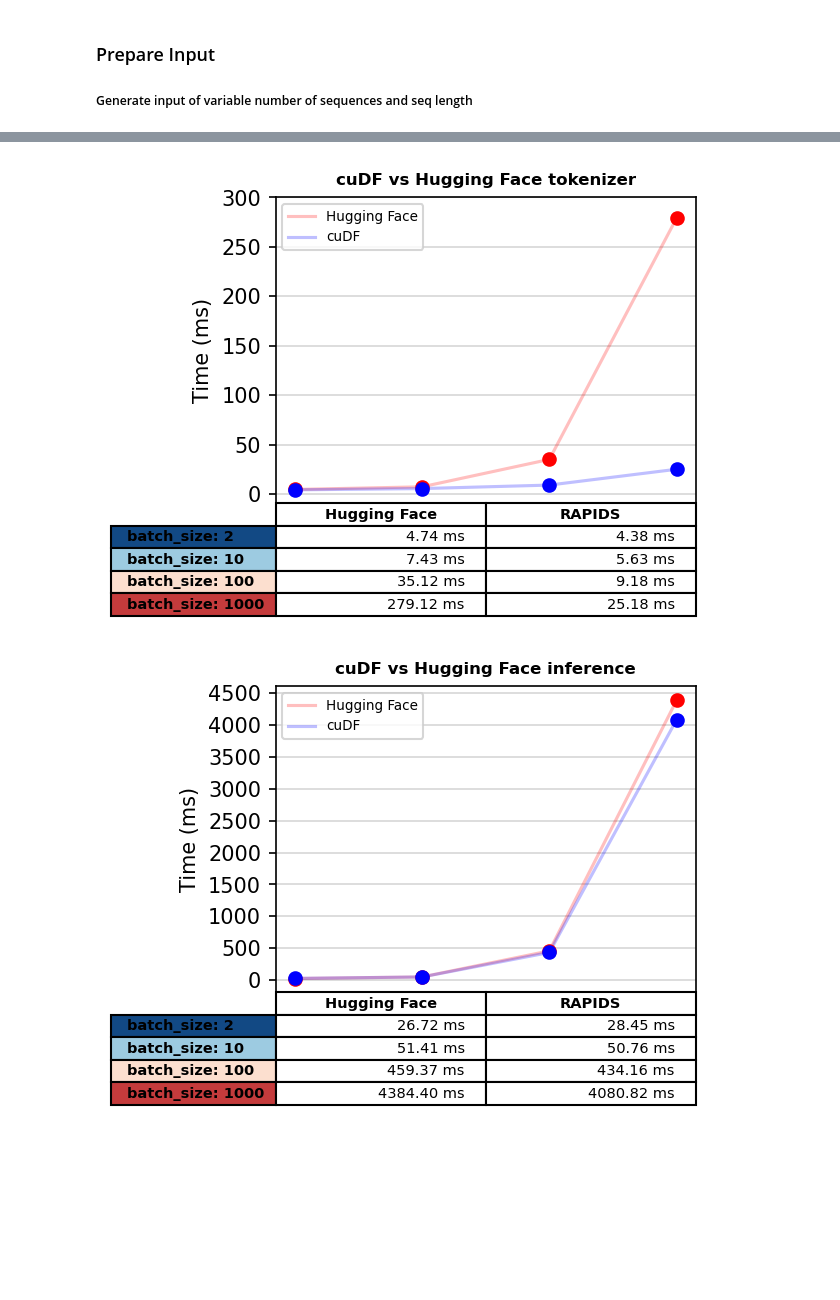
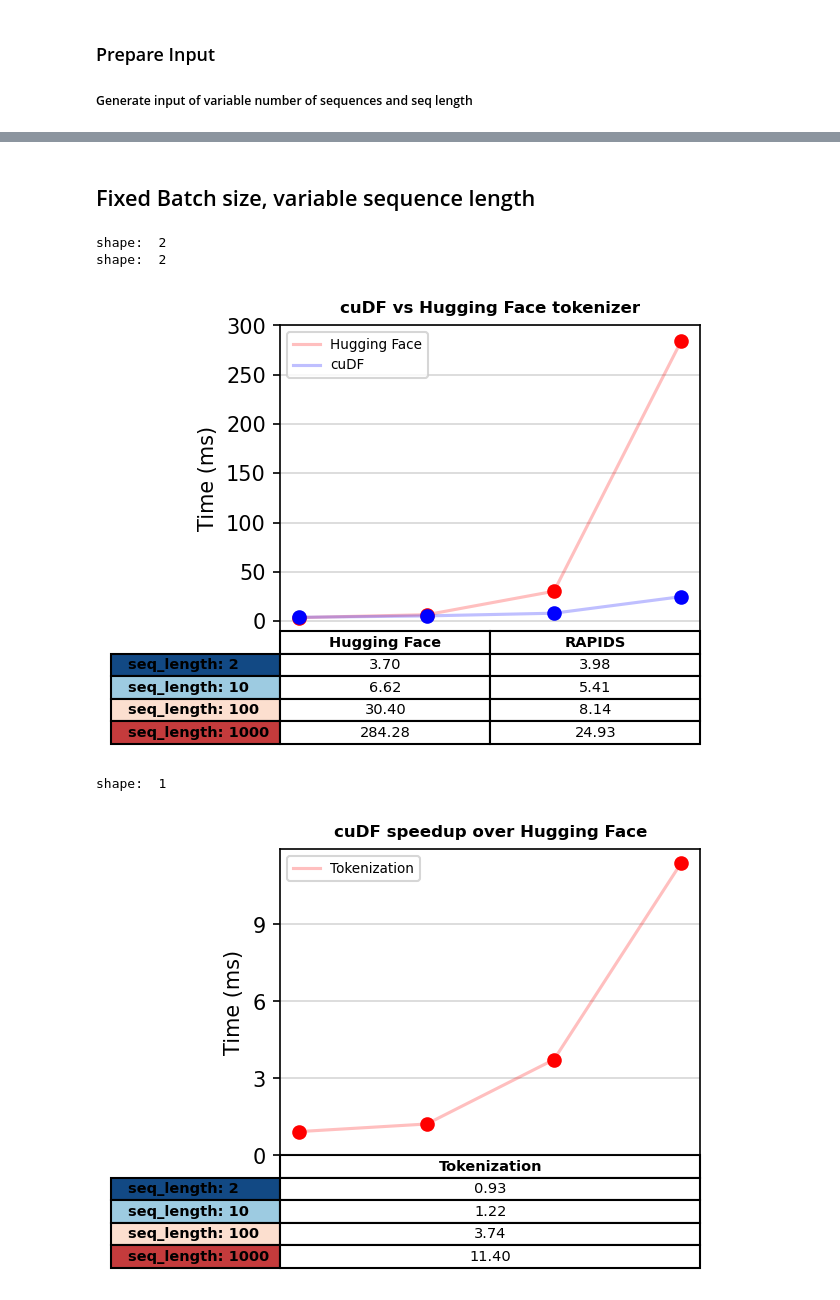
Before and after one commit to ertkonuk/rapids-examples, a Jupyter notebook: rapids_triton_example/triton_client_benchmarks.ipynb, the cells around one changed output, grey strips where cells are left out. Drawn from its saved outputs; the diff is of its cells as text; code cells hidden in the pictures; blank space fills up the shorter version.

Commit message:
variable seq length benchmark

```diff
--- a/rapids_triton_example/triton_client_benchmarks.ipynb
+++ b/rapids_triton_example/triton_client_benchmarks.ipynb
@@ -166,8 +166,3 @@ def prepare_input(sentence='This product is great', lenfac=100, num_seq=100):
     log_ls = [l.encode('utf-8') for l in log_ls]
 
     return np.array(log_ls).reshape(1,len(log_ls))
-# %%
-log_ar = prepare_input(sentence='This product is great', lenfac=1, num_seq=10)
-
-output = send_preprocess_request(log_ar.squeeze(), model_name="rapids_tokenizer")
-send_inference_request(log_ar, model_name="end_to_end_pytorch_rapids")
@@ -374,6 +263,6 @@ for name, time_buffer in results.items():
 # %%
 # prepare the plot data
-times = 1e3 * np.mean(np.array(list(results.values())), axis=1).reshape((8,2))
+times = 1e3 * np.mean(np.array(list(results.values())), axis=1).reshape((num_modes * num_exp, num_backends))
 rapids_pre_times = times[::2, 0].reshape((-1,1))
 rapids_inf_times = times[::2, 1].reshape((-1,1))
 huggingface_pre_times = times[1::2, 0].reshape((-1,1))
@@ -381,7 +270,7 @@ huggingface_inf_times = times[1::2, 1].reshape((-1,1))
 # %%
 import matplotlib.pyplot as plt
 
-def plot_results(data, num_seqs, val_range, title='cuDF vs Huggingface', columns = ('Hugging Face', 'RAPIDS'), legend=['Hugging Face', 'cuDF'], figsize=(8,6), dpi=150):
+def plot_results(data, num_seqs, val_range, title='cuDF vs Huggingface', columns = ('Hugging Face', 'RAPIDS'), legend=['Hugging Face', 'cuDF'], row_label="batch_size", figsize=(8,6), dpi=150):
     from matplotlib.pyplot import figure
 
     figure(figsize=figsize, dpi=dpi)
@@ -389,7 +278,7 @@ def plot_results(data, num_seqs, val_range, title='cuDF vs Huggingface', columns
     dataf = np.flip(data, axis=0)
 
     columns = columns
-    rows =  ['batch_size: %d' % num_seq for num_seq in num_seqs]
+    rows =  [row_label + ': %d' % num_seq for num_seq in num_seqs]
 
 
     values = val_range
@@ -406,19 +295,25 @@ def plot_results(data, num_seqs, val_range, title='cuDF vs Huggingface', columns
 
     # Initialize the vertical-offset for the stacked bar chart.
     y_offset = np.zeros(len(columns))
+    linecolors=["r", "b", "g", "k"]
+    for i in range(data.shape[1]):
+        datamarker = linecolors[i]+'-'
+        print('shape: ', data.shape[1])
+        plt.plot(np.arange(0, n_rows), data[:, i], datamarker, alpha=0.25)
+        #plt.plot(np.arange(0, n_rows), data[:, 1], 'b-', alpha=0.25)
 
-    plt.plot(np.arange(0, n_rows), data[:, 0], 'r-', alpha=0.25)
-    plt.plot(np.arange(0, n_rows), data[:, 1], 'b-', alpha=0.25)
     plt.grid(alpha=0.5)
     # Plot bars and create text labels for the table
     cell_text = []
     for row in range(n_rows):
-        #plt.bar(index, data[row], bar_width, bottom=y_offset, color=colors[row])
-        plt.plot(row, data[row, 0], 'r.', markersize=12)
-        plt.plot(row, data[row, 1], 'b.', markersize=12)
+        for i in range(data.shape[1]):
+            datamarker = linecolors[i]+'.'
+            #plt.bar(index, data[row], bar_width, bottom=y_offset, color=colors[row])
+            plt.plot(row, data[row, i], datamarker, markersize=12)
+            #plt.plot(row, data[row, 1], 'b.', markersize=12)
 
         #cell_text.append(['%.2f' % (x) for x in y_offset])
-        cell_text.append(['%.2f ms' % (x) for x in dataf[row]])
+        cell_text.append(['%.2f' % (x) for x in dataf[row]])
     # Reverse colors and text labels to display the last value at the top.
     colors = colors[::-1]
     cell_text.reverse()
@@ -428,7 +323,8 @@ def plot_results(data, num_seqs, val_range, title='cuDF vs Huggingface', columns
                           rowLabels=rows,
                           rowColours=colors,
                           colLabels=columns,
-                          loc='bottom')
+                          loc='bottom',
+                          cellLoc='center')
 
     the_table.set_fontsize(7)
 
@@ -451,0 +386,2 @@ def plot_results(data, num_seqs, val_range, title='cuDF vs Huggingface', columns
+# %% [markdown]
+## Fixed Batch size, variable sequence length
@@ -456,14 +442,20 @@ plotdata_pre = np.concatenate((huggingface_pre_times, rapids_pre_times), axis=1)
 title = 'cuDF vs Hugging Face tokenizer'
 columns = ('Hugging Face', 'RAPIDS')
 legend=['Hugging Face', 'cuDF']
-plot_results(plotdata_pre, num_seqs, value_range, title, columns, legend, figsize=(4,3))
+rowlabel = "seq_length"
+plot_results(plotdata_pre, num_seqs, value_range, title, columns, legend, rowlabel, figsize=(4,3))
 # %% [output]
+shape:  2
+shape:  2
-[figure, old version]
+[figure, new version]
 # %%
-value_range = np.arange(0, 5000, 500)
-plotdata_inf = np.concatenate((huggingface_inf_times, rapids_inf_times), axis=1)
-title = 'cuDF vs Hugging Face inference'
-columns = ('Hugging Face', 'RAPIDS')
-plot_results(plotdata_inf, num_seqs, value_range, title, columns, legend, figsize=(4,3))
+value_range = np.arange(0, 12, 3)
+speedups = (huggingface_pre_times/rapids_pre_times).reshape(-1,1)
+columns = ('Tokenization','')
+title = 'cuDF speedup over Hugging Face'
+legend=['Tokenization']
+rowlabel = "seq_length"
+plot_results(speedups, num_seqs, value_range, title, columns, legend, rowlabel, figsize=(4,3))
 # %% [output]
+shape:  1
-[figure, old version]
+[figure, new version]
```
Also changed, not shown: parts of 17 cells of this notebook.
